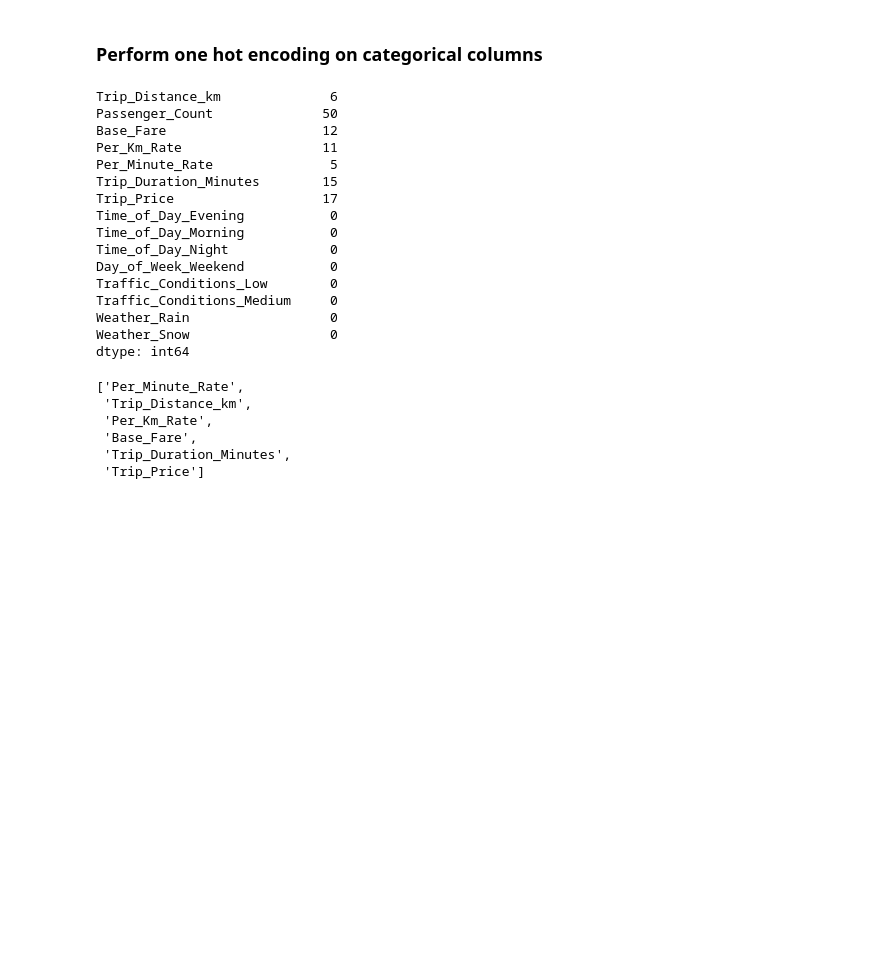
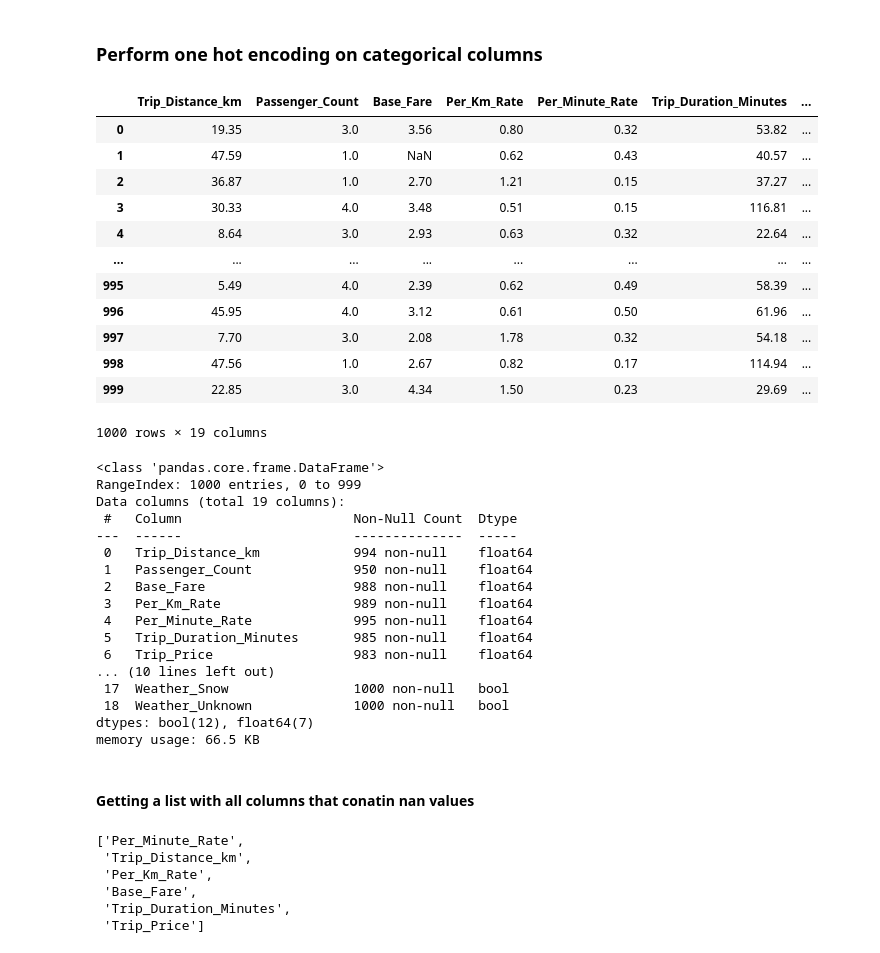
Before and after one commit to vegetablecloud/taxi-prediction-fullstack-ludvig-opa24, a Jupyter notebook: src/taxipred/backend/notebooks/taxi_nan_ml_refill.ipynb, the cells around one changed output. Drawn from its saved outputs; the diff is of its cells as text; code cells hidden in the pictures; blank space fills up the shorter version.

```diff
--- a/src/taxipred/backend/notebooks/taxi_nan_ml_refill.ipynb
+++ b/src/taxipred/backend/notebooks/taxi_nan_ml_refill.ipynb
@@ -13,25 +68,44 @@ df = pd.read_csv("../../data/taxi_trip_pricing_numeric_repaired.csv")
 ### Perform one hot encoding on categorical columns
 # %%
 df = pd.get_dummies(df, columns=["Time_of_Day", "Day_of_Week", "Traffic_Conditions", "Weather"], drop_first=True)
+# %%
+df
+# %% [output]
+|  | Trip_Distance_km | Passenger_Count | Base_Fare | Per_Km_Rate | Per_Minute_Rate | Trip_Duration_Minutes | ... |
+| 0 | 19.35 | 3.0 | 3.56 | 0.80 | 0.32 | 53.82 | ... |
+| 1 | 47.59 | 1.0 | NaN | 0.62 | 0.43 | 40.57 | ... |
+| 2 | 36.87 | 1.0 | 2.70 | 1.21 | 0.15 | 37.27 | ... |
+| 3 | 30.33 | 4.0 | 3.48 | 0.51 | 0.15 | 116.81 | ... |
+| 4 | 8.64 | 3.0 | 2.93 | 0.63 | 0.32 | 22.64 | ... |
+| ... | ... | ... | ... | ... | ... | ... | ... |
+| 995 | 5.49 | 4.0 | 2.39 | 0.62 | 0.49 | 58.39 | ... |
+| 996 | 45.95 | 4.0 | 3.12 | 0.61 | 0.50 | 61.96 | ... |
+| 997 | 7.70 | 3.0 | 2.08 | 1.78 | 0.32 | 54.18 | ... |
+| 998 | 47.56 | 1.0 | 2.67 | 0.82 | 0.17 | 114.94 | ... |
+| 999 | 22.85 | 3.0 | 4.34 | 1.50 | 0.23 | 29.69 | ... |
+1000 rows × 19 columns
 # %%
-df.isna().sum()
+df.info()
 # %% [output]
-Trip_Distance_km              6
-Passenger_Count              50
-Base_Fare                    12
-Per_Km_Rate                  11
-Per_Minute_Rate               5
-Trip_Duration_Minutes        15
-Trip_Price                   17
-Time_of_Day_Evening           0
-Time_of_Day_Morning           0
-Time_of_Day_Night             0
-Day_of_Week_Weekend           0
-Traffic_Conditions_Low        0
-Traffic_Conditions_Medium     0
-Weather_Rain                  0
-Weather_Snow                  0
-dtype: int64
+<class 'pandas.core.frame.DataFrame'>
+RangeIndex: 1000 entries, 0 to 999
+Data columns (total 19 columns):
+ #   Column                      Non-Null Count  Dtype
+---  ------                      --------------  -----
+ 0   Trip_Distance_km            994 non-null    float64
+ 1   Passenger_Count             950 non-null    float64
+ 2   Base_Fare                   988 non-null    float64
+ 3   Per_Km_Rate                 989 non-null    float64
+ 4   Per_Minute_Rate             995 non-null    float64
+ 5   Trip_Duration_Minutes       985 non-null    float64
+ 6   Trip_Price                  983 non-null    float64
+... (10 lines left out)
+ 17  Weather_Snow                1000 non-null   bool
+ 18  Weather_Unknown             1000 non-null   bool
+dtypes: bool(12), float64(7)
+memory usage: 66.5 KB
+# %% [markdown]
+#### Getting a list with all columns that conatin nan values
 # %%
 # Store the column names that contain NaN values
 columns_with_nan = (
```
Also changed, not shown: parts of 10 cells of this notebook, 4 other files.
